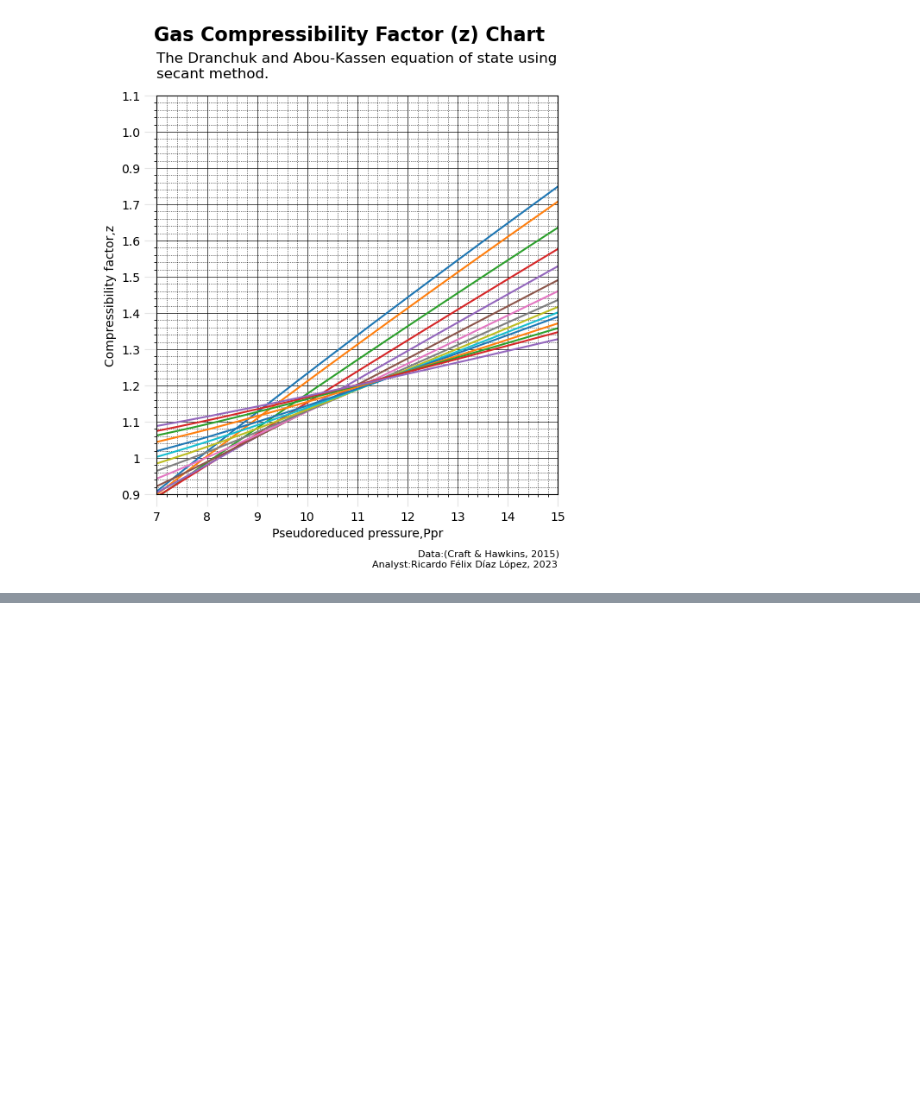
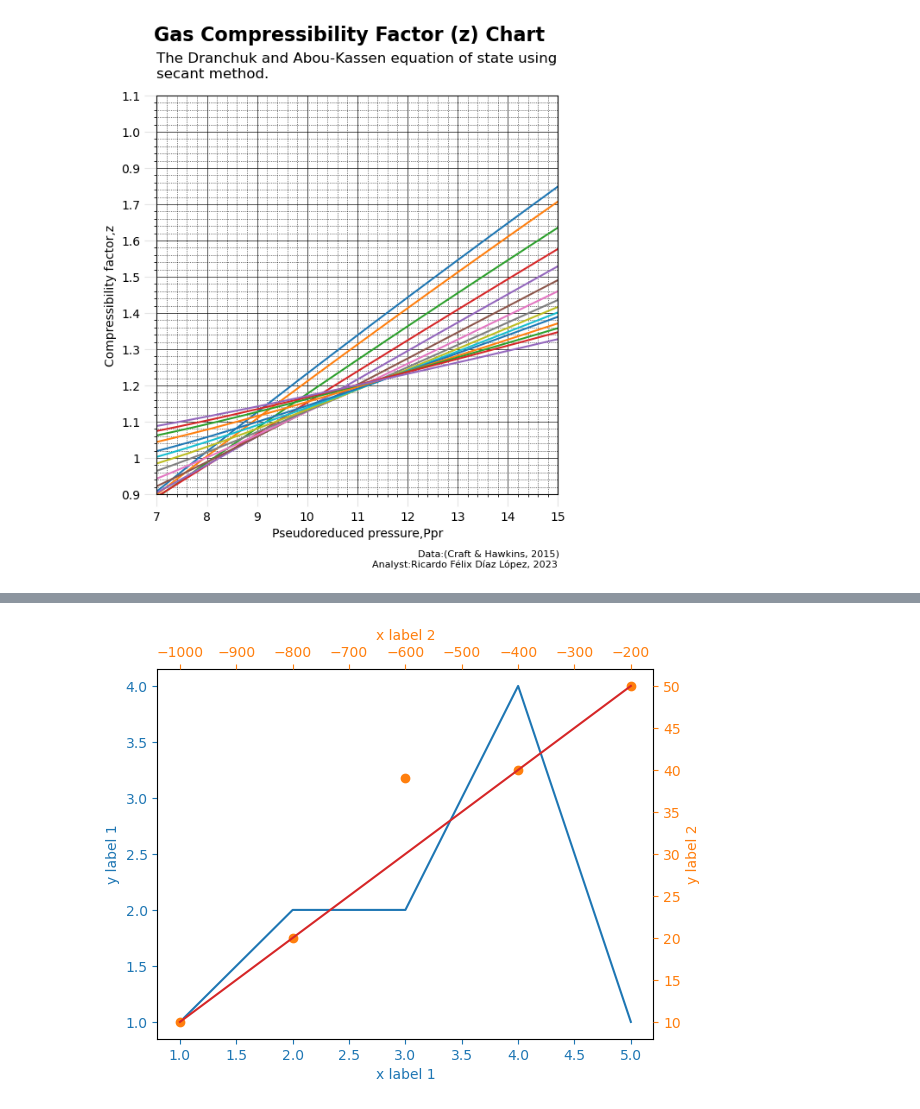
Before and after one commit to Ricardod671/graph_zfactor, a Jupyter notebook: notebooks/0.1-RFDL-zfactor_graph.ipynb, the cells around one changed output, grey strips where cells are left out. Saved outputs shown, nothing was run; the diff lists cells and outputs as text; code cells hidden in the pictures; blank space fills up the shorter version.

```diff
--- a/notebooks/0.1-RFDL-zfactor_graph.ipynb
+++ b/notebooks/0.1-RFDL-zfactor_graph.ipynb
@@ -347,0 +390,41 @@ plt.show();
+# %%
+import matplotlib.pyplot as plt
+
+x_values1=[1,2,3,4,5]
+y_values1=[1,2,2,4,1]
+
+x_values2=[-1000,-800,-600,-400,-200]
+y_values2=[10,20,39,40,50]
+
+x_values3=[150,200,250,300,350]
+y_values3=[10,20,30,40,50]
+
+
+fig=plt.figure()
+ax=fig.add_subplot(111, label="1")
+ax2=fig.add_subplot(111, label="2", frame_on=False)
+ax3=fig.add_subplot(111, label="3", frame_on=False)
+
+ax.plot(x_values1, y_values1, color="C0")
+ax.set_xlabel("x label 1", color="C0")
+ax.set_ylabel("y label 1", color="C0")
+ax.tick_params(axis='x', colors="C0")
+ax.tick_params(axis='y', colors="C0")
+
+ax2.scatter(x_values2, y_values2, color="C1")
+ax2.xaxis.tick_top()
+ax2.yaxis.tick_right()
+ax2.set_xlabel('x label 2', color="C1")
+ax2.set_ylabel('y label 2', color="C1")
+ax2.xaxis.set_label_position('top')
+ax2.yaxis.set_label_position('right')
+ax2.tick_params(axis='x', colors="C1")
+ax2.tick_params(axis='y', colors="C1")
+
+ax3.plot(x_values3, y_values3, color="C3")
+ax3.set_xticks([])
+ax3.set_yticks([])
+
+plt.show()
+# %% [output]
+[figure, added]
```
Also changed, not shown: parts of 3 cells of this notebook.
